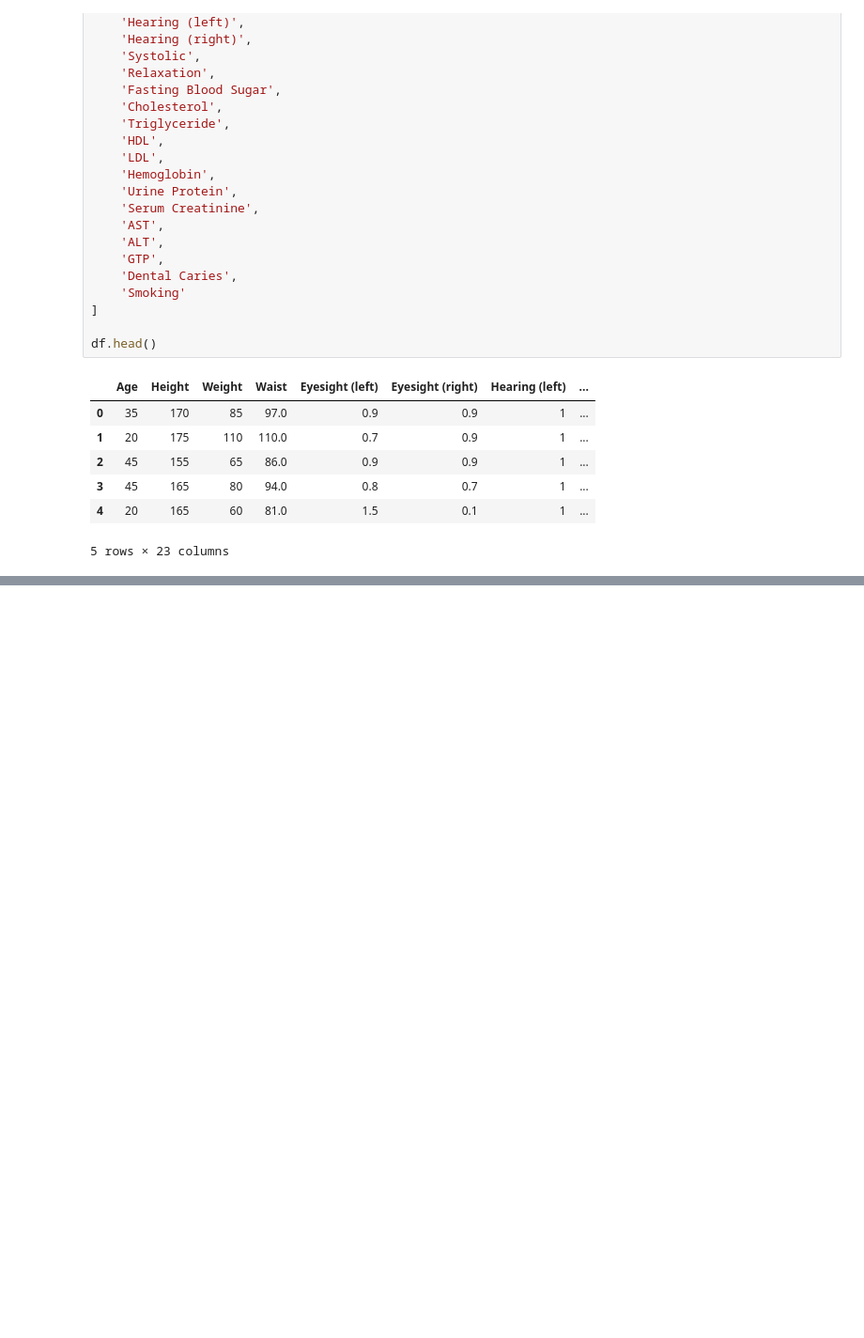
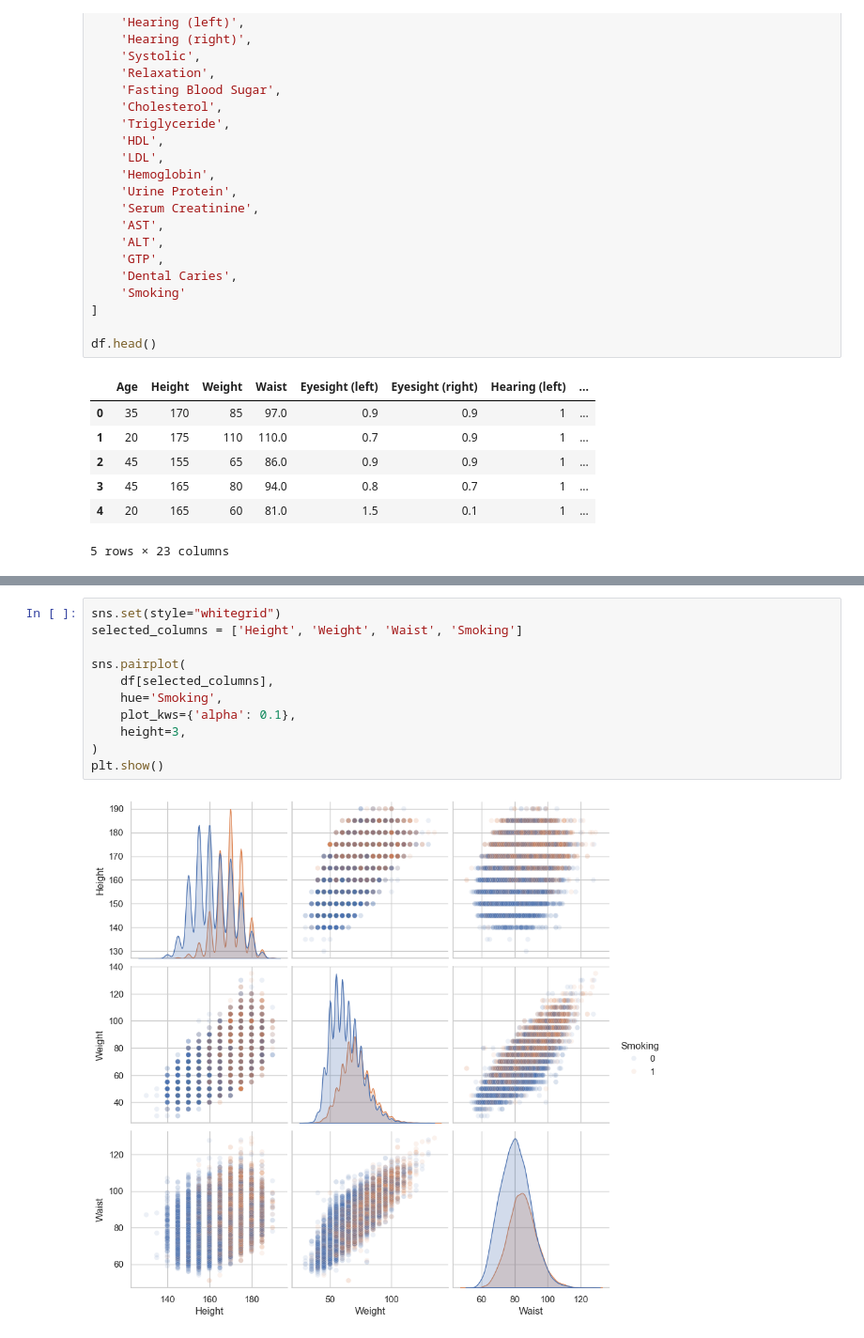
Before and after one commit to BogdanJas/rr_smoker_status_prediction, a Jupyter notebook: main.ipynb, the cells around one changed output, grey strips where cells are left out. Shown at 94% size. Cells and saved outputs as stored; diff of their text form; blank space fills up the shorter version.

```diff
--- a/main.ipynb
+++ b/main.ipynb
@@ -131,0 +323,13 @@ df.head()
+# %%
+sns.set(style="whitegrid")
+selected_columns = ['Height', 'Weight', 'Waist', 'Smoking']
+
+sns.pairplot(
+    df[selected_columns],
+    hue='Smoking',
+    plot_kws={'alpha': 0.1},
+    height=3,
+)
+plt.show()
+# %% [output]
+[figure, added]
```
Also changed, not shown: parts of 16 cells of this notebook.
